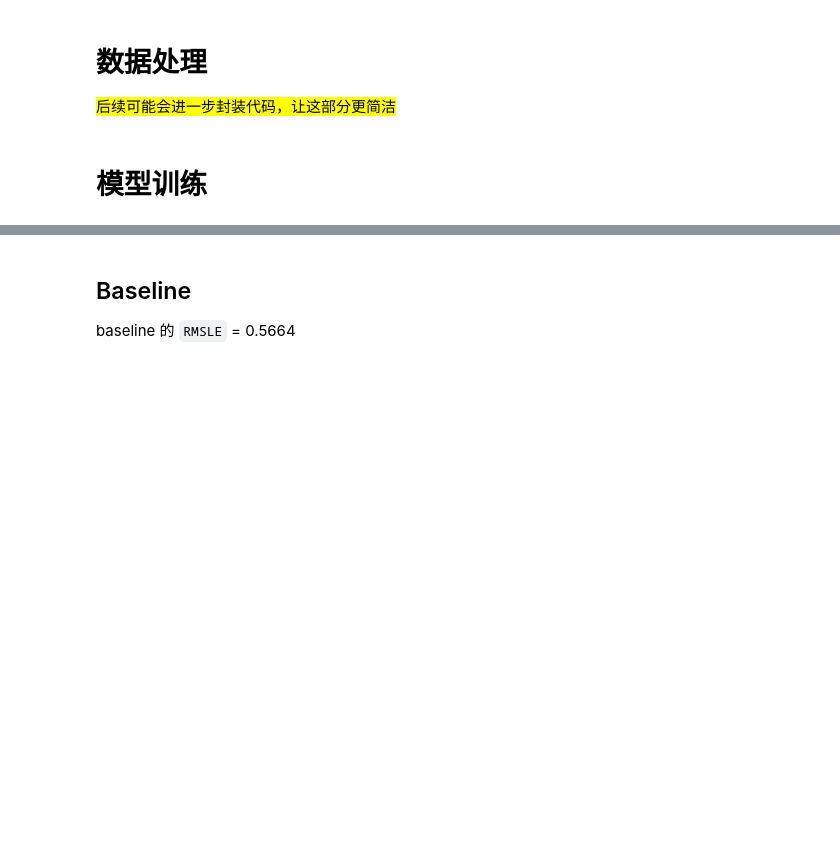
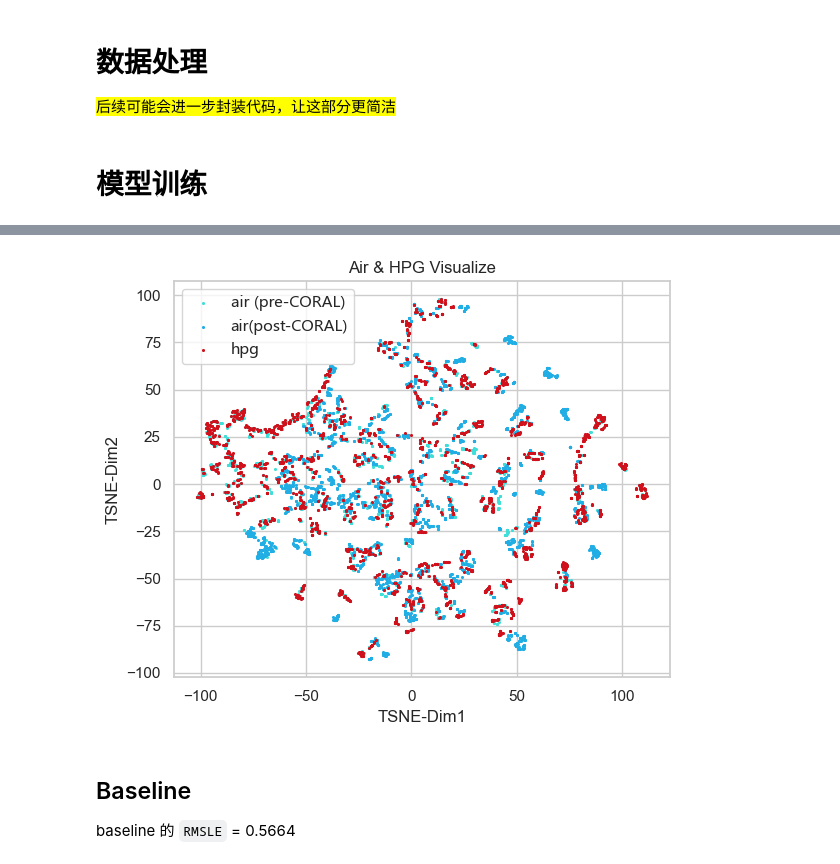
Before and after one commit to Leucanthos/transfer-learning-demo, a Jupyter notebook: RUN ME.ipynb, the cells around one changed output, grey strips where cells are left out. Saved outputs shown, nothing was run; the diff lists cells and outputs as text; code cells hidden in the pictures; blank space fills up the shorter version.

```diff
--- a/RUN ME.ipynb
+++ b/RUN ME.ipynb
@@ -84,3 +255,21 @@ y_cols = ["visitors"]
+# %%
+sns.set_theme(style="whitegrid")
+fig, ax = plt.subplots(1, 1, figsize=(6, 5))
+plt.rcParams['font.family'] = 'Microsoft YaHei'
+for label, data, color in zip(
+    ["air (pre-CORAL)", "air(post-CORAL)","hpg"],
+    [tsne_before,tsne_after,tsne_target],
+    ["#40DED8","#20AEE4","#D0111B"]
+):
+    ax.scatter(data[:,0], data[:,1], label=label, c = color, linewidths=0,s=5)
+
+ax.set(xlabel="TSNE-Dim1",ylabel="TSNE-Dim2",title="Air & HPG Visualize")
+# 将legend移到图片上方，不显示边框
+#plt.legend(bbox_to_anchor=(0.5, 1.02), loc='lower center', frameon=False)
+plt.legend()
+plt.tight_layout()
+# %% [output]
+[figure, added]
 # %% [markdown]
 ## Baseline
 baseline 的 `RMSLE` = 0.5664
```
Also changed, not shown: parts of 11 cells of this notebook, 14 other files.
